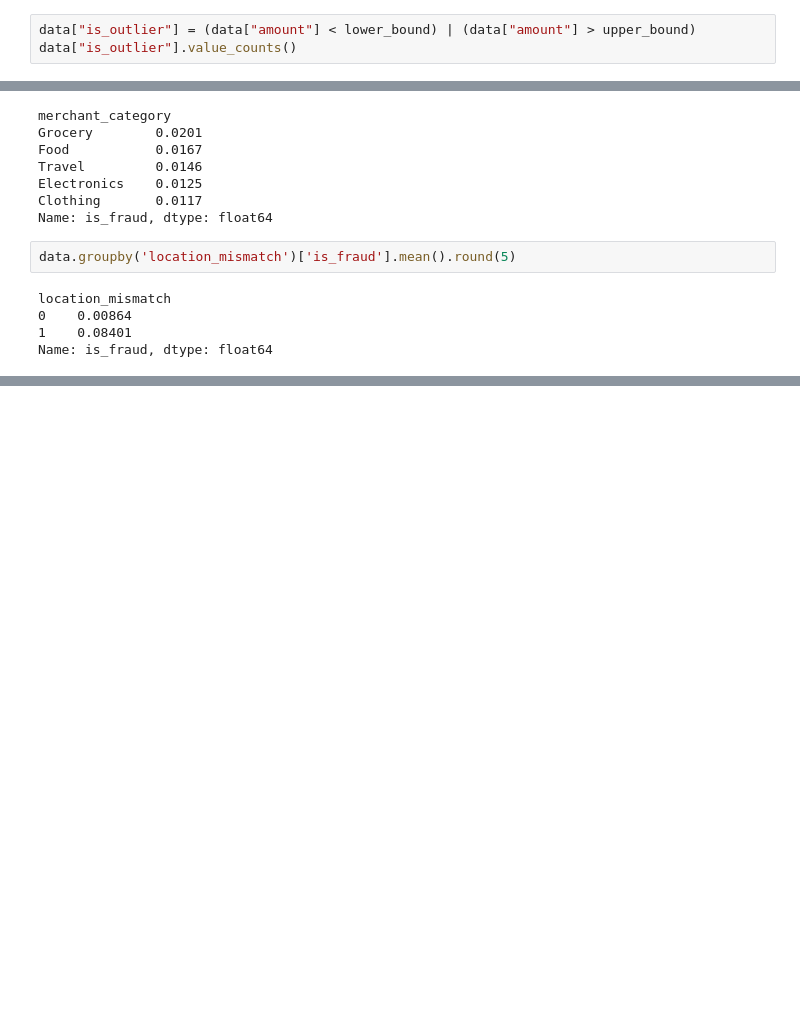
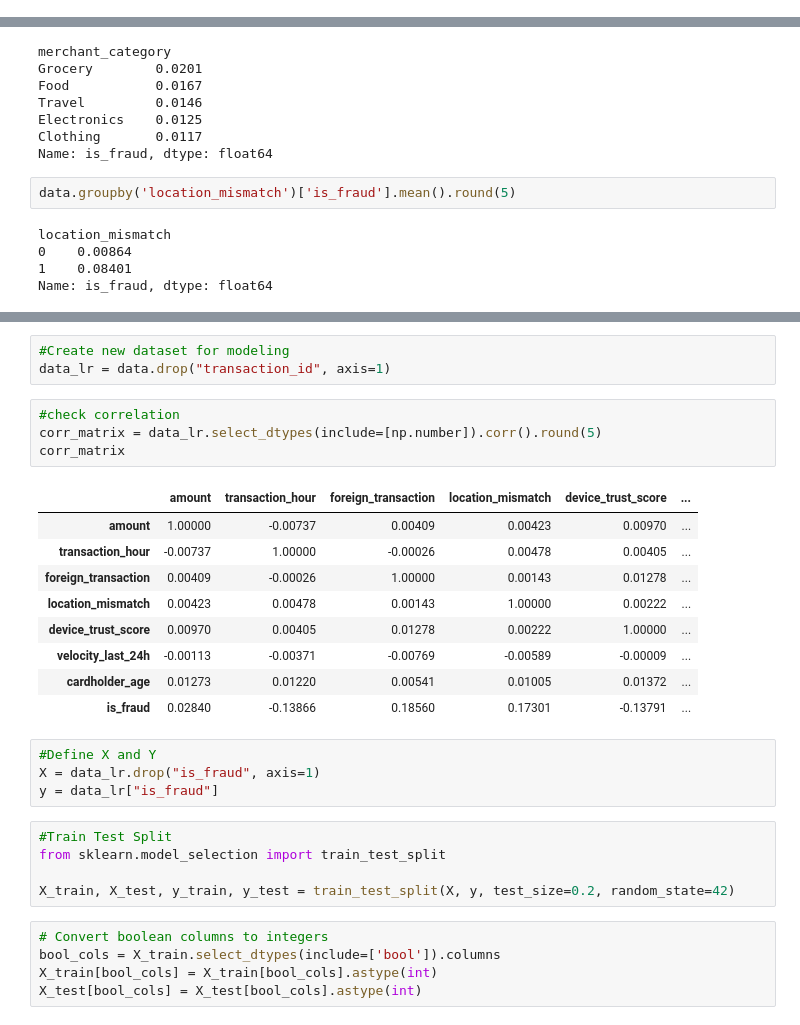
Before and after one commit to lefteristran/Python-Projects_Machine_Learning, a Jupyter notebook: fraud_card.ipynb, the cells around one changed output, grey strips where cells are left out. Saved outputs shown, nothing was run; the diff lists cells and outputs as text; blank space fills up the shorter version.

Commit message:
Project fraud update v2

```diff
--- a/fraud_card.ipynb
+++ b/fraud_card.ipynb
@@ -135,6 +118,3 @@ plt.xlabel('Amount')
 plt.show()
 # %% [output]
 [figure]
-# %%
-data["is_outlier"] = (data["amount"] < lower_bound) | (data["amount"] > upper_bound)
-data["is_outlier"].value_counts()
@@ -326,0 +219,31 @@ Name: is_fraud, dtype: float64
+# %%
+#Create new dataset for modeling
+data_lr = data.drop("transaction_id", axis=1)
+# %%
+#check correlation
+corr_matrix = data_lr.select_dtypes(include=[np.number]).corr().round(5)
+corr_matrix
+# %% [output]
+|  | amount | transaction_hour | foreign_transaction | location_mismatch | device_trust_score | ... |
+| amount | 1.00000 | -0.00737 | 0.00409 | 0.00423 | 0.00970 | ... |
+| transaction_hour | -0.00737 | 1.00000 | -0.00026 | 0.00478 | 0.00405 | ... |
+| foreign_transaction | 0.00409 | -0.00026 | 1.00000 | 0.00143 | 0.01278 | ... |
+| location_mismatch | 0.00423 | 0.00478 | 0.00143 | 1.00000 | 0.00222 | ... |
+| device_trust_score | 0.00970 | 0.00405 | 0.01278 | 0.00222 | 1.00000 | ... |
+| velocity_last_24h | -0.00113 | -0.00371 | -0.00769 | -0.00589 | -0.00009 | ... |
+| cardholder_age | 0.01273 | 0.01220 | 0.00541 | 0.01005 | 0.01372 | ... |
+| is_fraud | 0.02840 | -0.13866 | 0.18560 | 0.17301 | -0.13791 | ... |
+# %%
+#Define X and Y
+X = data_lr.drop("is_fraud", axis=1)
+y = data_lr["is_fraud"]
+# %%
+#Train Test Split
+from sklearn.model_selection import train_test_split
+
+X_train, X_test, y_train, y_test = train_test_split(X, y, test_size=0.2, random_state=42)
+# %%
+# Convert boolean columns to integers
+bool_cols = X_train.select_dtypes(include=['bool']).columns
+X_train[bool_cols] = X_train[bool_cols].astype(int)
+X_test[bool_cols] = X_test[bool_cols].astype(int)
```
Also changed, not shown: parts of 19 cells of this notebook.
